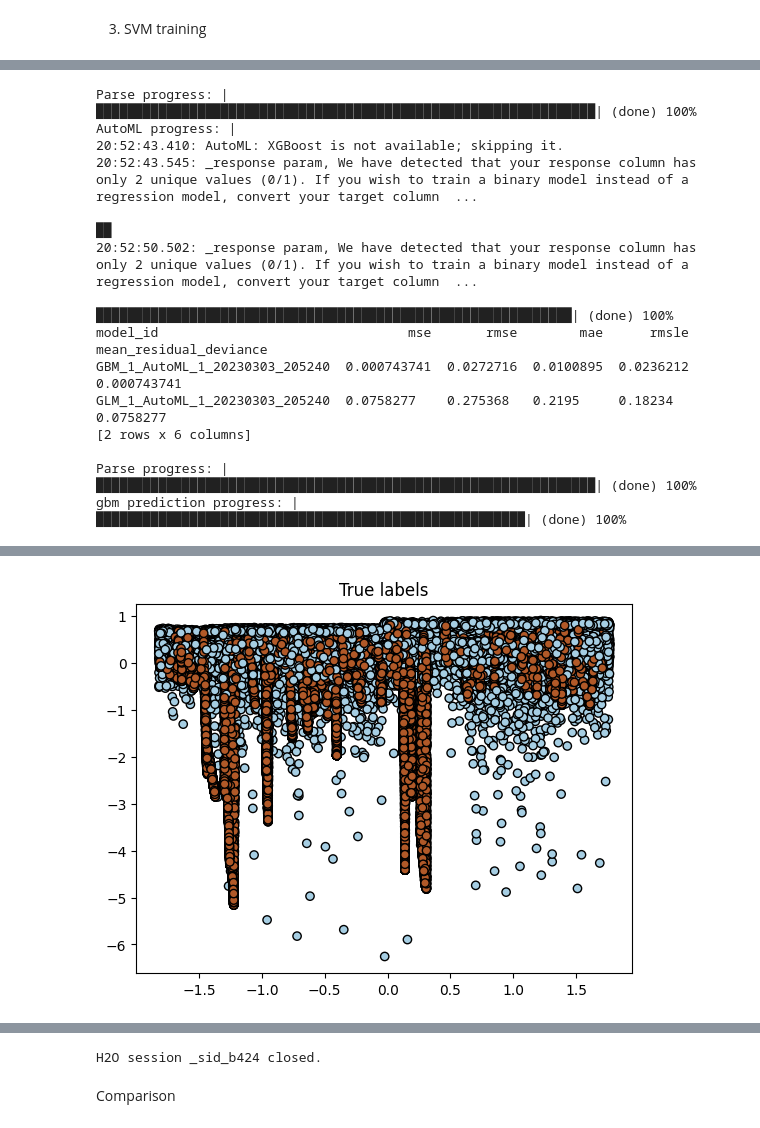
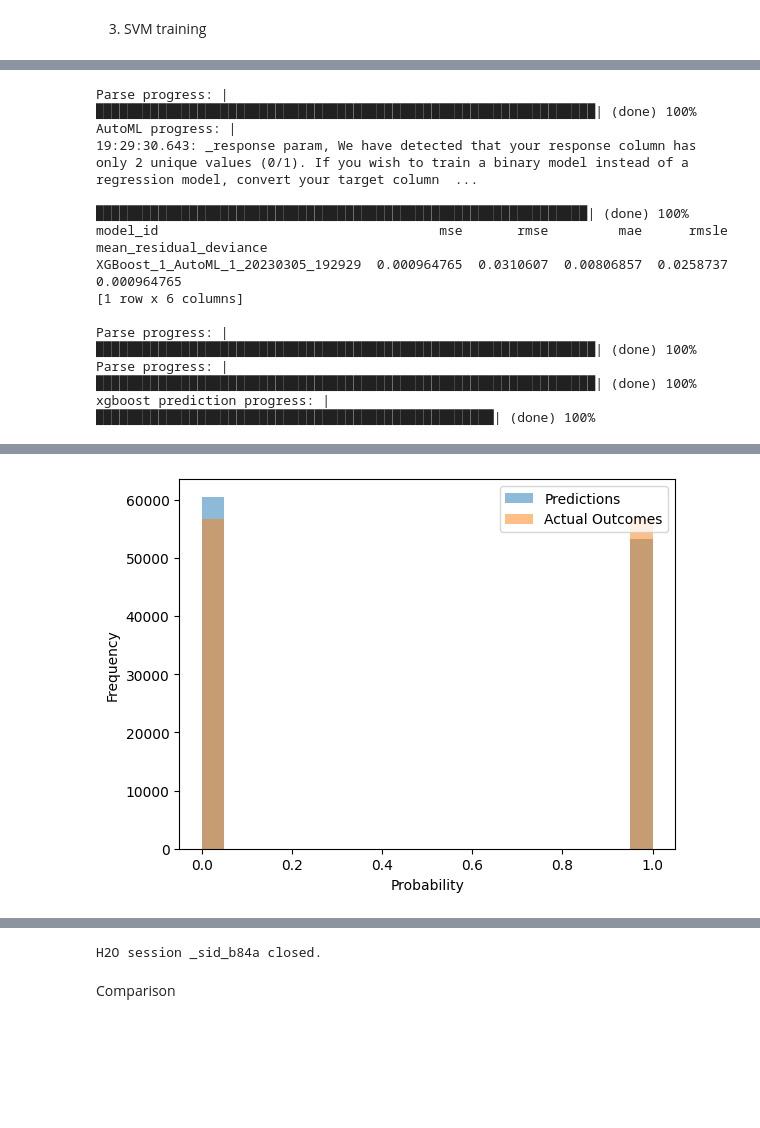
Before and after one commit to moriarais/AutomatingAnalysisModelsAndMisprediction, a Jupyter notebook: notebooks/automate_analysis.ipynb, the cells around one changed output, grey strips where cells are left out. Cells and saved outputs as stored; diff of their text form; code cells hidden in the pictures; blank space fills up the shorter version.

```diff
--- a/notebooks/automate_analysis.ipynb
+++ b/notebooks/automate_analysis.ipynb
@@ -163,7 +163,7 @@ def k_means_identify(X_train, X_test, Y_train, Y_test, label):
 # %% [markdown]
 This function is used to visualize the results of the logistic regression model to better understand the model faults and mispredictions. The first step involves standardizing the features of the training and testing sets with the StandardScaler class to have zero mean and unit variance. The logistic regression model is then fit to the standardized training set. Next, the target variables of the testing set are predicted using the predict method and converted to PyTorch tensors. These tensors are used to create two different plots to visualize the distribution of the predictions and actual outcomes. The first plot is a histogram showing the frequency of target variables for both predictions and actual outcomes, and the second plot is a kernel density estimate showing the probability density of target variables for both predictions and actual outcomes.
 # %%
-def kmeans_visualization(Y_pred, Y_test):
+def results_visualization(Y_pred, Y_test):
     # Convert the predictions and actual outcomes to PyTorch tensors
     Y_pred_torch = torch.tensor(Y_pred, dtype=torch.float32)
     Y_test_torch = torch.tensor(Y_test.values, dtype=torch.float32)
@@ -257,7 +257,7 @@ def svm_training(X_train, X_test, Y_train, Y_test, dataset, label):
     # print('We gain a better recall of the model of', (best_model_recall - svm_recall) * 100, '%')
     # print('We gain a better f1 score of the model of', (best_model_f1 - svm_f1) * 100, '%')
 
-    # results_visualization(y_pred_svm, Y_test)
+    results_visualization(y_pred_svm, Y_test)
 
     # Stop H2O cluster
     h2o.cluster().shutdown()
@@ -1011,7 +1042,7 @@ array([1, 1, 0, ..., 1, 1, 0])
 # %% [markdown]
 3. SVM training
 # %%
-svm_training(copy.deepcopy(X_train_creditcard), copy.deepcopy(X_test_creditcard), copy.deepcopy(Y_train_creditcard), copy.deepcopy(Y_test_creditcard), copy.deepcopy(creditcard_df), ProcessConfig.creditcard_label)
+Y_pred_svm_creditcard = svm_training(copy.deepcopy(X_train_creditcard), copy.deepcopy(X_test_creditcard), copy.deepcopy(Y_train_creditcard), copy.deepcopy(Y_test_creditcard), copy.deepcopy(creditcard_df), ProcessConfig.creditcard_label)
 # %% [output]
 Checking whether there is an H2O instance running at http://localhost:54321..... not found.
 Attempting to start a local H2O server...
@@ -1040,16 +1071,12 @@ Connecting to H2O server at http://127.0.0.1:54321 ... successful.
 Parse progress: |████████████████████████████████████████████████████████████████| (done) 100%
 AutoML progress: |
-20:52:43.410: AutoML: XGBoost is not available; skipping it.
-20:52:43.545: _response param, We have detected that your response column has only 2 unique values (0/1). If you wish to train a binary model instead of a regression model, convert your target column  ...
+19:29:30.643: _response param, We have detected that your response column has only 2 unique values (0/1). If you wish to train a binary model instead of a regression model, convert your target column  ...
 
-██
-20:52:50.502: _response param, We have detected that your response column has only 2 unique values (0/1). If you wish to train a binary model instead of a regression model, convert your target column  ...
-
-█████████████████████████████████████████████████████████████| (done) 100%
-model_id                                mse       rmse        mae      rmsle    mean_residual_deviance
-GBM_1_AutoML_1_20230303_205240  0.000743741  0.0272716  0.0100895  0.0236212               0.000743741
-GLM_1_AutoML_1_20230303_205240  0.0758277    0.275368   0.2195     0.18234                 0.0758277
-[2 rows x 6 columns]
+███████████████████████████████████████████████████████████████| (done) 100%
+model_id                                    mse       rmse         mae      rmsle    mean_residual_deviance
+XGBoost_1_AutoML_1_20230305_192929  0.000964765  0.0310607  0.00806857  0.0258737               0.000964765
+[1 row x 6 columns]
 
 Parse progress: |████████████████████████████████████████████████████████████████| (done) 100%
-gbm prediction progress: |███████████████████████████████████████████████████████| (done) 100%
+Parse progress: |████████████████████████████████████████████████████████████████| (done) 100%
+xgboost prediction progress: |███████████████████████████████████████████████████| (done) 100%
@@ -1058,2 +1085,2 @@ gbm prediction progress: |██████████████████
 Features: 1/1
-[figure, old version]
+[figure, new version]
@@ -1061,3 +1088,3 @@ Features: 1/1
-H2O session _sid_b424 closed.
+H2O session _sid_b84a closed.
 # %% [markdown]
 Comparison
```
Also changed, not shown: parts of 22 cells of this notebook.
